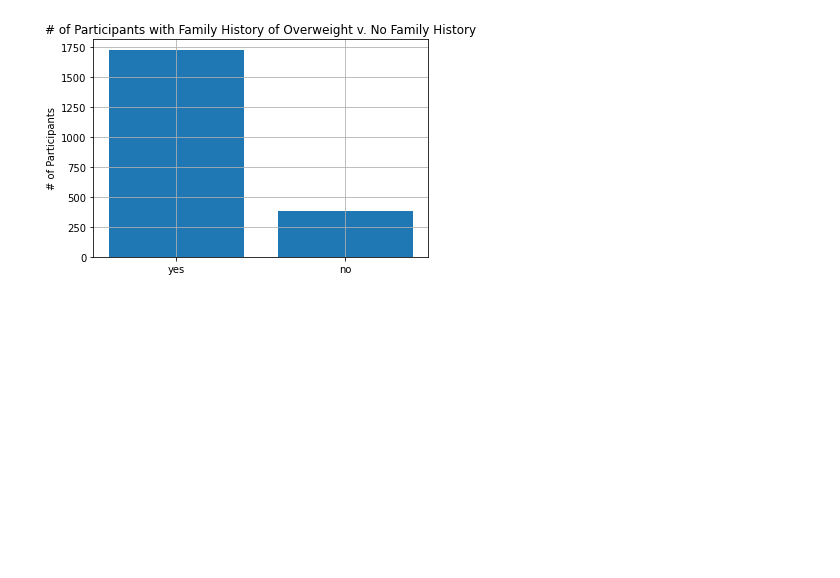
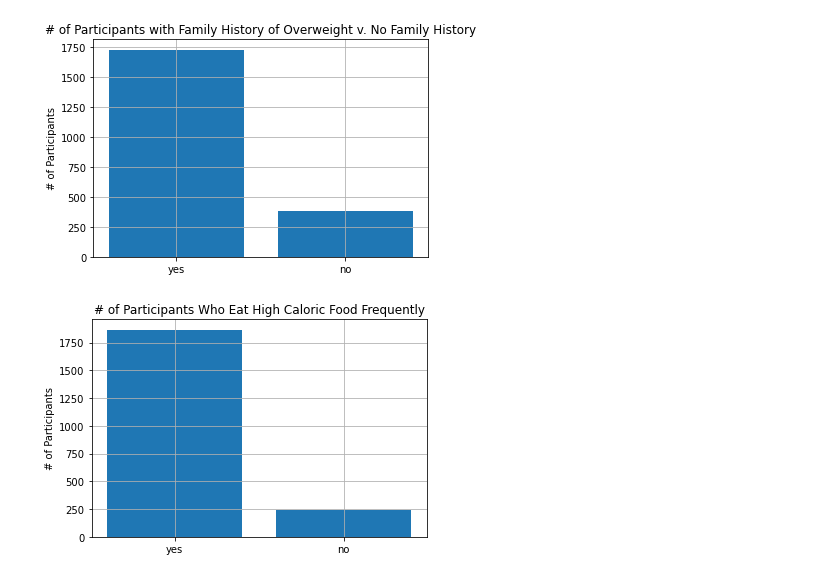
Before and after one commit to cdlc01/bmi_prediction, a Jupyter notebook: Obesity Data Analysis.ipynb, the cells around one changed output. Cells and saved outputs as stored; diff of their text form; code cells hidden in the pictures; blank space fills up the shorter version.

```diff
--- a/Obesity Data Analysis.ipynb
+++ b/Obesity Data Analysis.ipynb
@@ -71,3 +49,15 @@ ax2.set_ylabel('# of Participants')
 plt.grid();
 # %% [output]
 [figure]
+# %%
+fig3, ax3 = plt.subplots()
+
+cal_x = fixed_df['FAVC'].value_counts().index
+cal_y = fixed_df['FAVC'].value_counts().values
+
+ax3.bar(cal_x, cal_y)
+ax3.set_title('# of Participants Who Eat High Caloric Food Frequently')
+ax3.set_ylabel('# of Participants')
+plt.grid();
+# %% [output]
+[figure, added]
```
Also changed, not shown: parts of 15 cells of this notebook.
